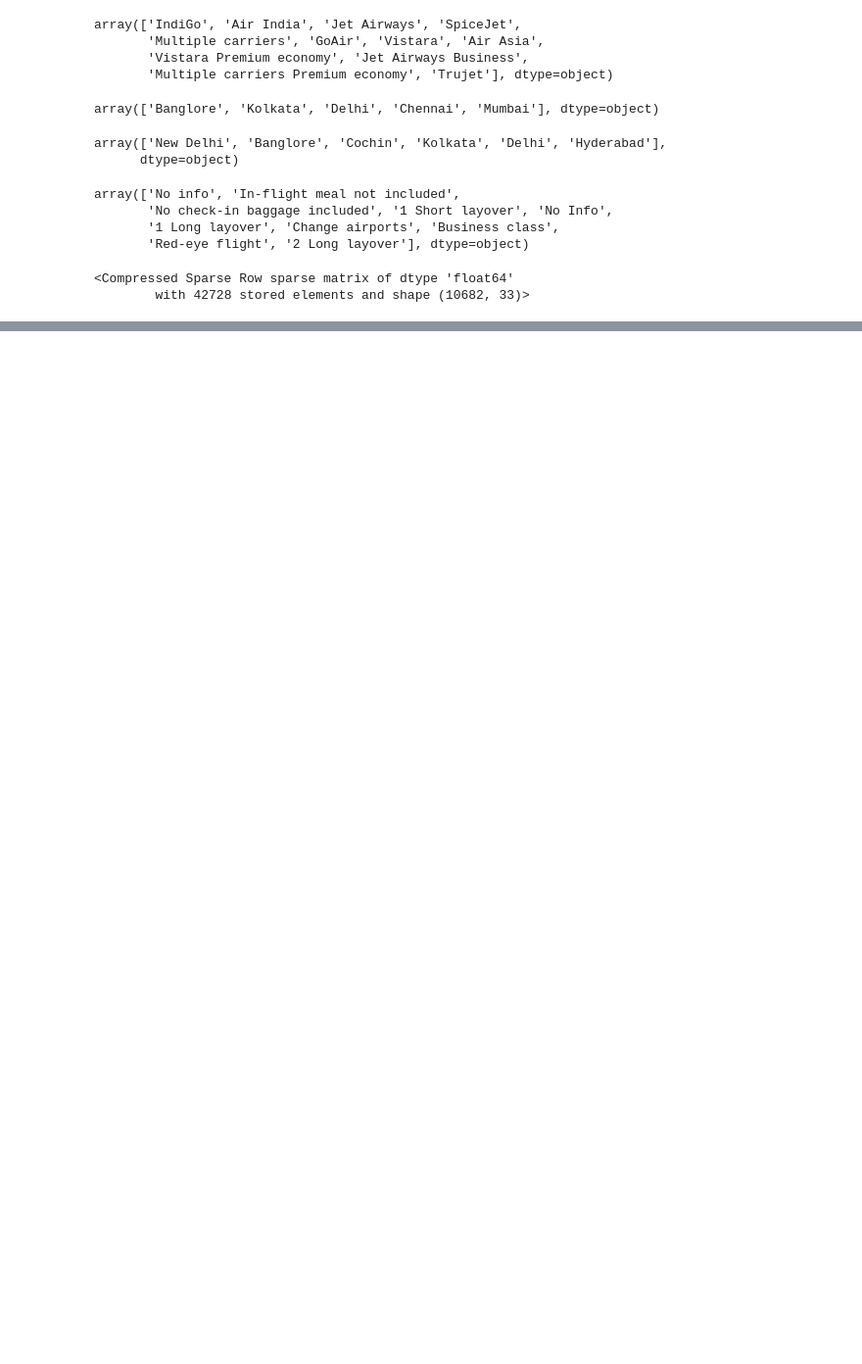
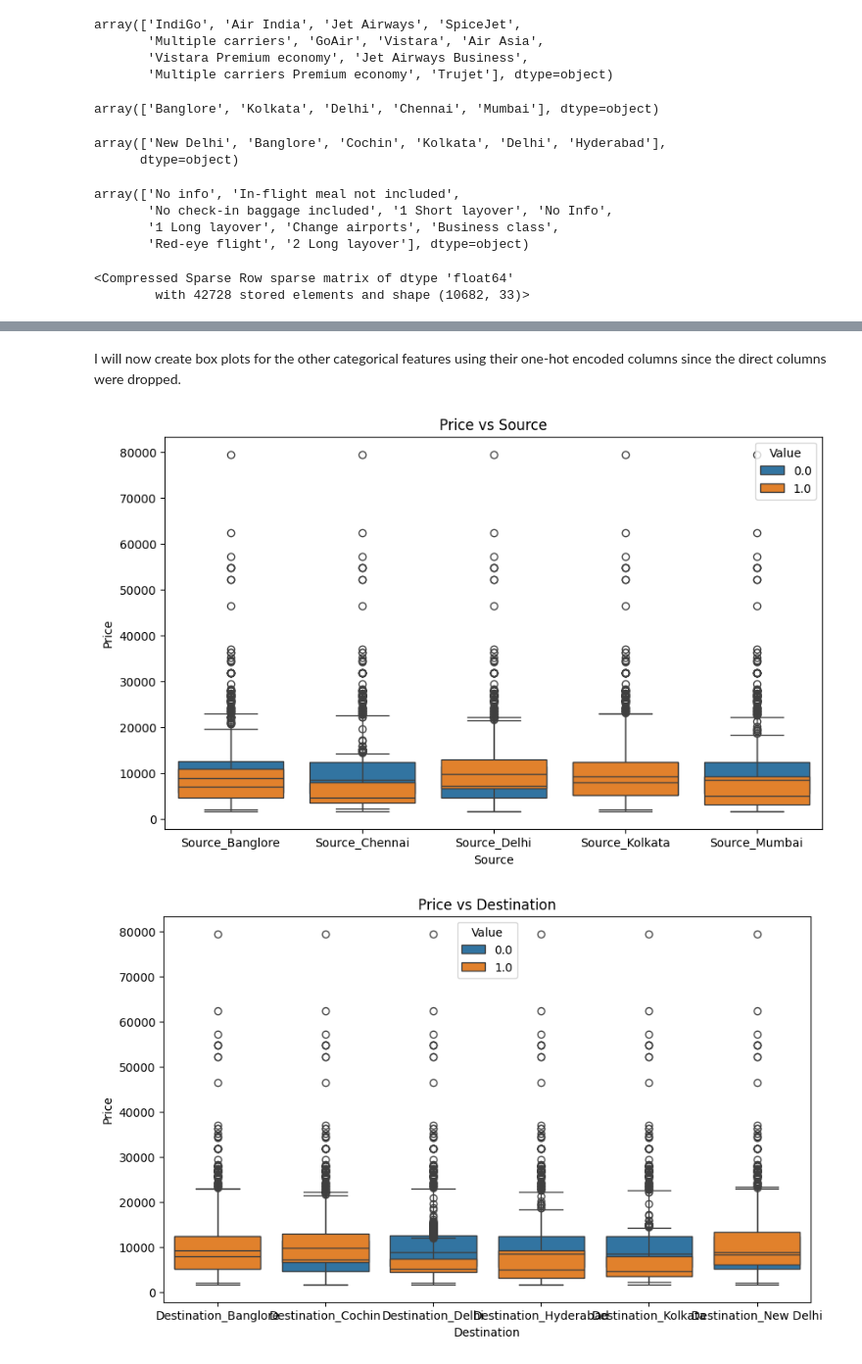
Before and after one commit to naina001T/Data-Cleaning-and-Analysis, a Jupyter notebook: Flight_Data.ipynb, the cells around one changed output, grey strips where cells are left out. Shown at 98% size. Drawn from its saved outputs; the diff is of its cells as text; code cells hidden in the pictures; blank space fills up the shorter version.

```diff
--- a/Flight_Data.ipynb
+++ b/Flight_Data.ipynb
@@ -393,0 +470,26 @@ memory usage: 3.7 MB
+# %% [markdown]
+
+I will now create box plots for the other categorical features using their one-hot encoded columns since the direct columns were dropped.
+# %%
+source_cols = [col for col in Flight_data.columns if 'Source_' in col]
+plt.figure(figsize=(10, 6))
+sns.boxplot(data=Flight_data[source_cols + ['Price']].melt(id_vars='Price', var_name='Source', value_name='Value'),
+            x='Source', y='Price', hue='Value', dodge=False)
+plt.title('Price vs Source')
+plt.show()
+
+destination_cols = [col for col in Flight_data.columns if 'Destination_' in col]
+plt.figure(figsize=(10, 6))
+sns.boxplot(data=Flight_data[destination_cols + ['Price']].melt(id_vars='Price', var_name='Destination', value_name='Value'),
+            x='Destination', y='Price', hue='Value', dodge=False)
+plt.title('Price vs Destination')
+plt.show()
+
+# total_stops is already numerical and was not one-hot encoded in the same way
+plt.figure(figsize=(10, 6))
+sns.boxplot(x='total_stops', y='Price', data=Flight_data)
+plt.title('Price vs Total Stops')
+plt.show()
+# %% [output]
+[figure, added]
+[figure, added]
```
Also changed, not shown: parts of 35 cells of this notebook.
